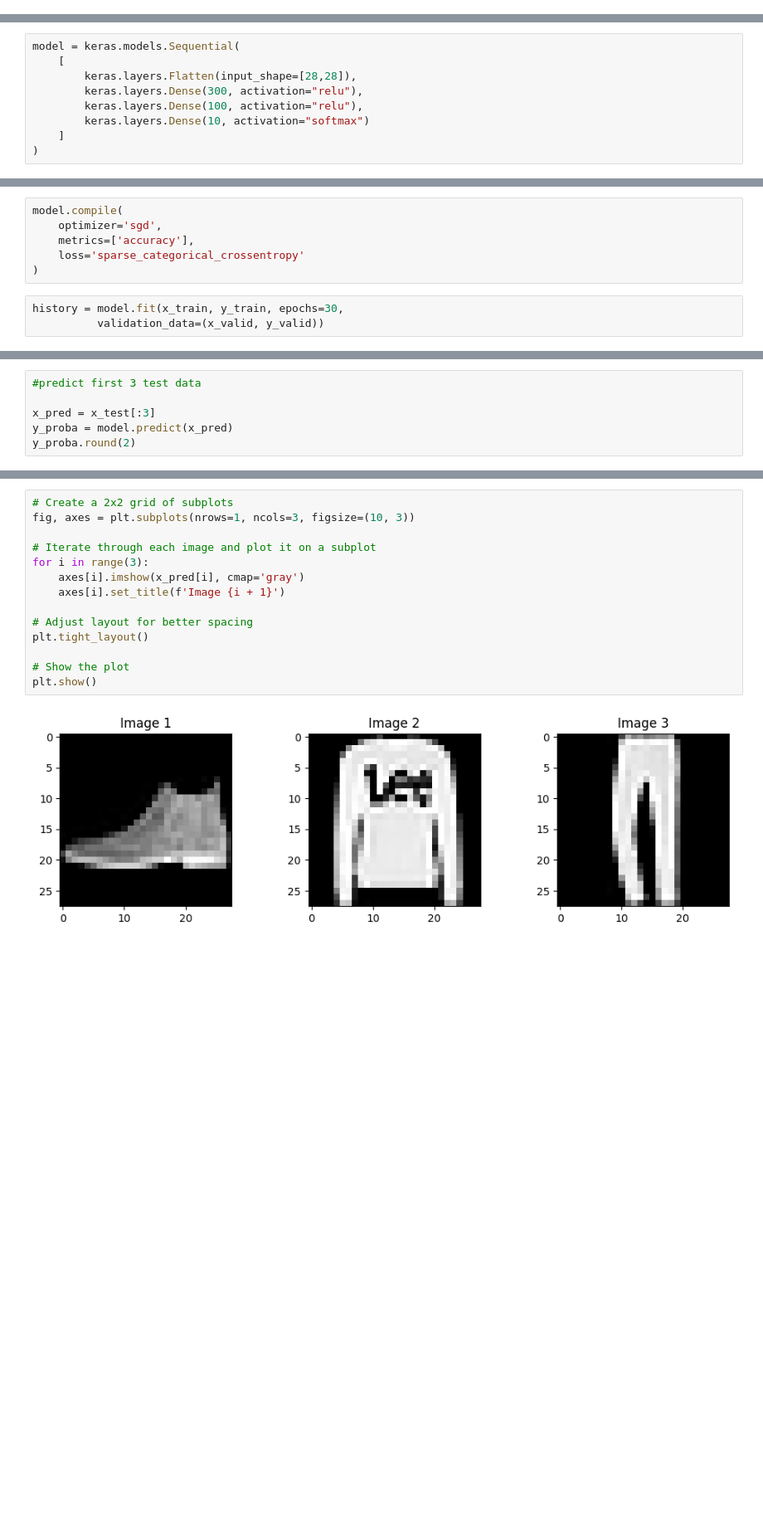
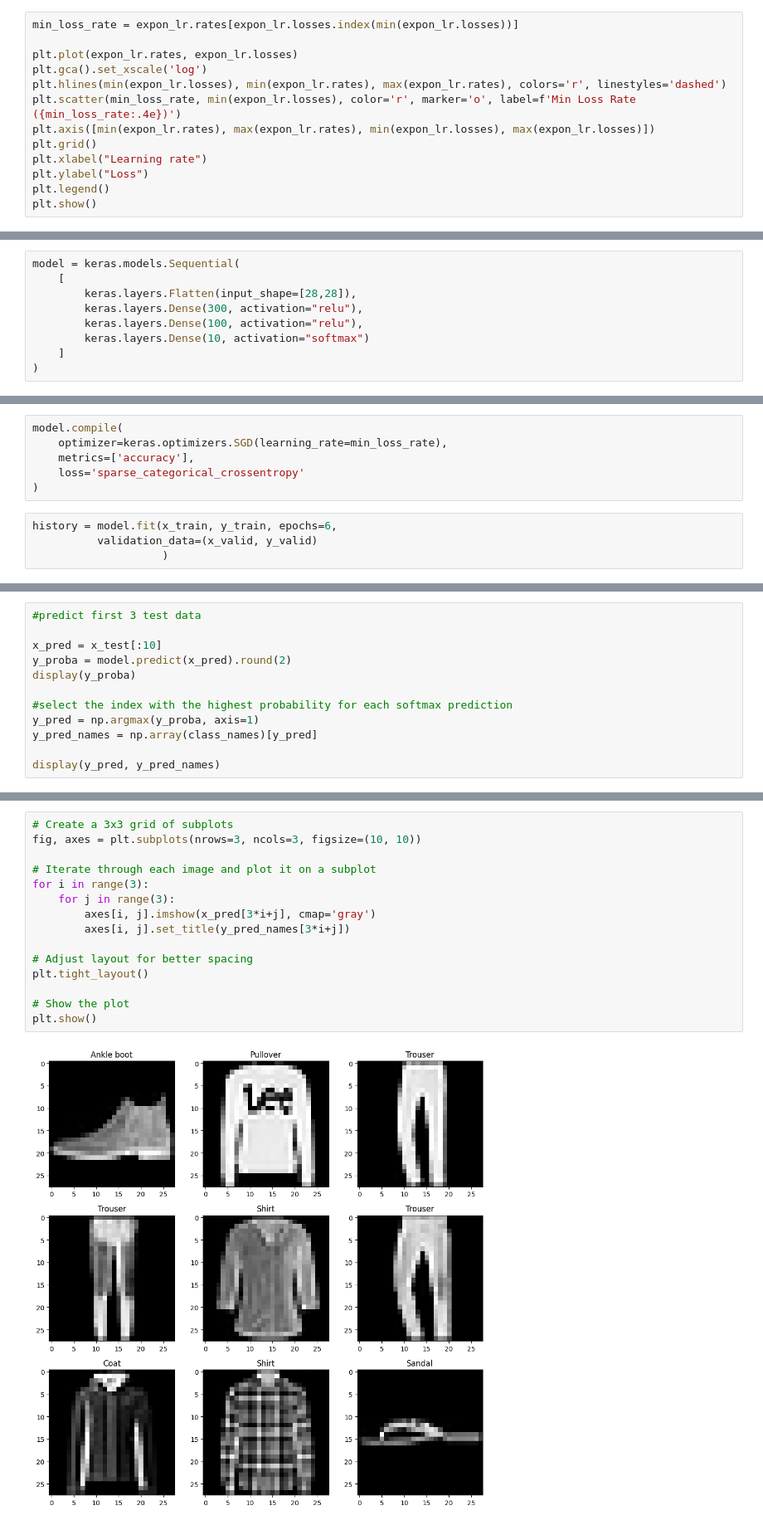
Before and after one commit to psukphranee/Machine-Learning-Projects, a Jupyter notebook: homl_ch10_fashion_mnist_classification.ipynb, the cells around one changed output, grey strips where cells are left out. Shown at 83% size. Drawn from its saved outputs; the diff is of its cells as text; blank space fills up the shorter version.

```diff
--- a/homl_ch10_fashion_mnist_classification.ipynb
+++ b/homl_ch10_fashion_mnist_classification.ipynb
@@ -24,0 +111,13 @@ class_names = ['T-shirt/top','Trouser','Pullover','Dress','Coat','Sandal','Shirt
+# %%
+min_loss_rate = expon_lr.rates[expon_lr.losses.index(min(expon_lr.losses))]
+
+plt.plot(expon_lr.rates, expon_lr.losses)
+plt.gca().set_xscale('log')
+plt.hlines(min(expon_lr.losses), min(expon_lr.rates), max(expon_lr.rates), colors='r', linestyles='dashed')
+plt.scatter(min_loss_rate, min(expon_lr.losses), color='r', marker='o', label=f'Min Loss Rate ({min_loss_rate:.4e})')
+plt.axis([min(expon_lr.rates), max(expon_lr.rates), min(expon_lr.losses), max(expon_lr.losses)])
+plt.grid()
+plt.xlabel("Learning rate")
+plt.ylabel("Loss")
+plt.legend()
+plt.show()
@@ -56,10 +141,11 @@ model.get_weights()
 # %%
 model.compile(
-    optimizer='sgd',
+    optimizer=keras.optimizers.SGD(learning_rate=min_loss_rate),
     metrics=['accuracy'],
     loss='sparse_categorical_crossentropy'
 )
 # %%
-history = model.fit(x_train, y_train, epochs=30,
-          validation_data=(x_valid, y_valid))
+history = model.fit(x_train, y_train, epochs=6,
+          validation_data=(x_valid, y_valid)
+                    )
 # %% [output]
@@ -100,7 +169,13 @@ model.evaluate(x_test, y_test)
 # %%
 #predict first 3 test data
 
-x_pred = x_test[:3]
-y_proba = model.predict(x_pred)
-y_proba.round(2)
+x_pred = x_test[:10]
+y_proba = model.predict(x_pred).round(2)
+display(y_proba)
+
+#select the index with the highest probability for each softmax prediction
+y_pred = np.argmax(y_proba, axis=1)
+y_pred_names = np.array(class_names)[y_pred]
+
+display(y_pred, y_pred_names)
 # %% [output]
@@ -119,16 +196,17 @@ array(['Ankle boot', 'Pullover', 'Trouser'], dtype='<U11')
 # %%
-# Create a 2x2 grid of subplots
-fig, axes = plt.subplots(nrows=1, ncols=3, figsize=(10, 3))
+# Create a 3x3 grid of subplots
+fig, axes = plt.subplots(nrows=3, ncols=3, figsize=(10, 10))
 
 # Iterate through each image and plot it on a subplot
 for i in range(3):
-    axes[i].imshow(x_pred[i], cmap='gray')
-    axes[i].set_title(f'Image {i + 1}')
+    for j in range(3):
+        axes[i, j].imshow(x_pred[3*i+j], cmap='gray')
+        axes[i, j].set_title(y_pred_names[3*i+j])
 
 # Adjust layout for better spacing
 plt.tight_layout()
 
 # Show the plot
 plt.show()
 # %% [output]
-[figure, old version]
+[figure, new version]
```
Also changed, not shown: parts of 20 cells of this notebook.
